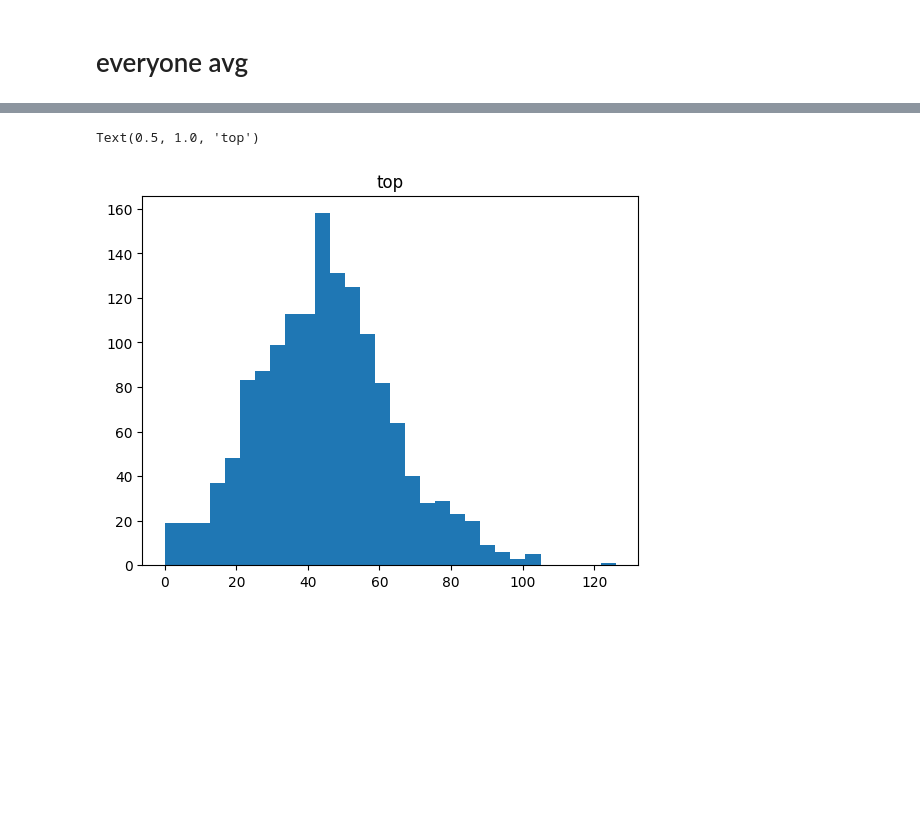
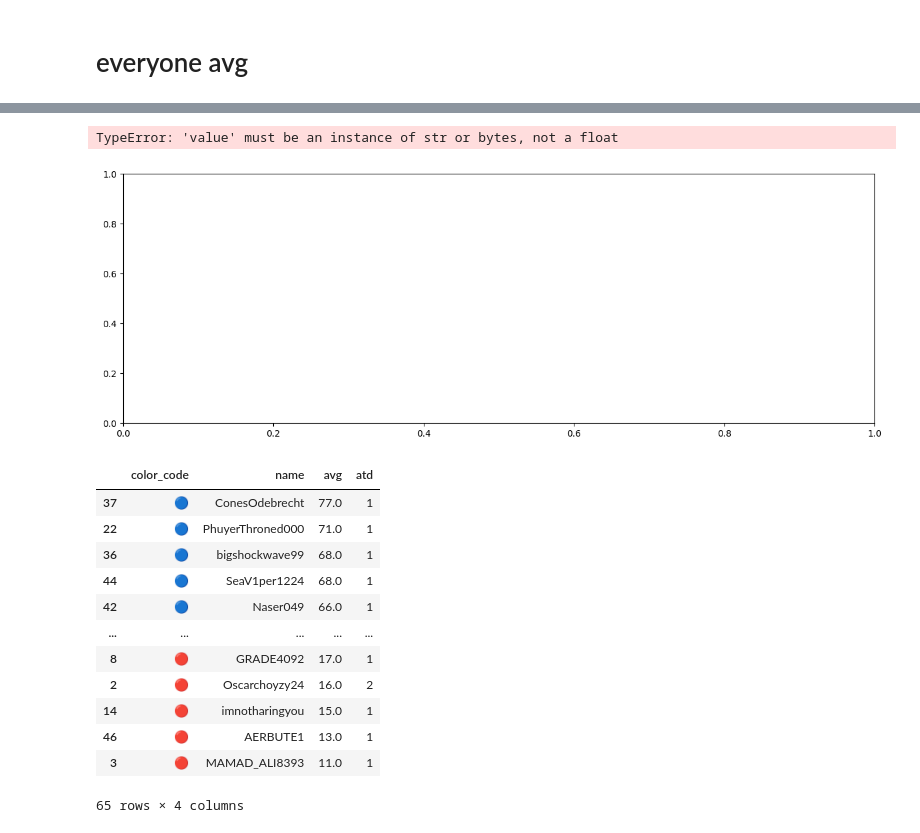
Before and after one commit to cakethehuman/brunswick-audit, a Jupyter notebook: special spikey/main.ipynb, the cells around one changed output, grey strips where cells are left out. Drawn from its saved outputs; the diff is of its cells as text; code cells hidden in the pictures; blank space fills up the shorter version.

```diff
--- a/special spikey/main.ipynb
+++ b/special spikey/main.ipynb
@@ -183,2 +92,4 @@ df2
 # %%
-df2.sort_values(ascending=False,by="avg").to_csv("avg2.csv",index=False)
+
+df2_sorted = df2.sort_values(ascending=False,by="avg")
+df2_sorted.to_csv("avg.csv",index=False)
@@ -279,6 +151,26 @@ df
-# %%
-plt.hist(df["kills"], bins=30)
-plt.title("top")
-# %% [output]
-Text(0.5, 1.0, 'top')
-[figure, removed]
+# %%
+
+plt.figure(figsize=(15,5))
+plt.bar(df2_sorted["name"],df2_sorted["avg"],color = "lightblue")
+number_format(df2_sorted,df2_sorted,"avg")
+plt.xticks(rotation = 90)
+plt.title("most kills")
+# %% [output]
+TypeError: 'value' must be an instance of str or bytes, not a float
+[figure, added]
+# %%
+df2_sorted
+# %% [output]
+|  | color_code | name | avg | atd |
+| 37 | 🔵 | ConesOdebrecht | 77.0 | 1 |
+| 22 | 🔵 | PhuyerThroned000 | 71.0 | 1 |
+| 36 | 🔵 | bigshockwave99 | 68.0 | 1 |
+| 44 | 🔵 | SeaV1per1224 | 68.0 | 1 |
+| 42 | 🔵 | Naser049 | 66.0 | 1 |
+| ... | ... | ... | ... | ... |
+| 8 | 🔴 | GRADE4092 | 17.0 | 1 |
+| 2 | 🔴 | Oscarchoyzy24 | 16.0 | 2 |
+| 14 | 🔴 | imnotharingyou | 15.0 | 1 |
+| 46 | 🔴 | AERBUTE1 | 13.0 | 1 |
+| 3 | 🔴 | MAMAD_ALI8393 | 11.0 | 1 |
+65 rows × 4 columns
```
Also changed, not shown: parts of 24 cells of this notebook, 10 other files.
